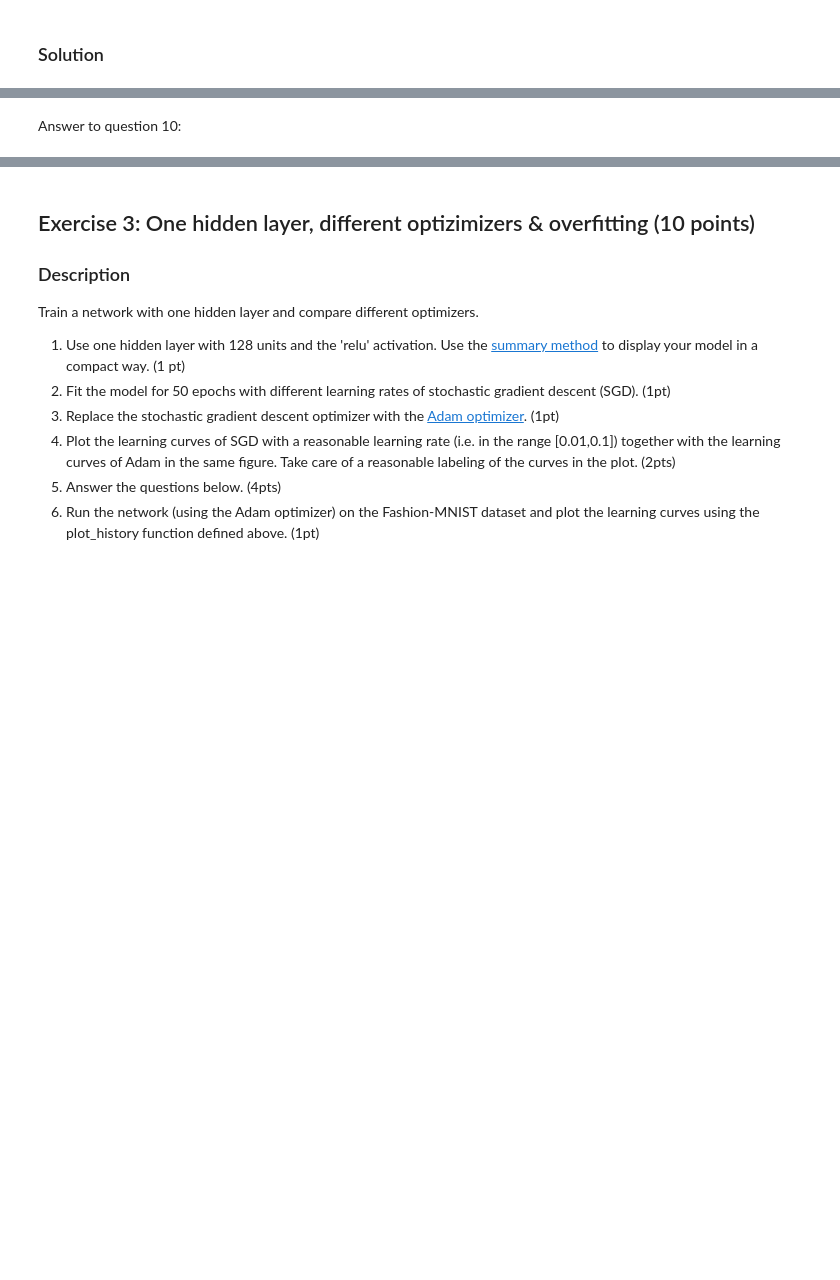
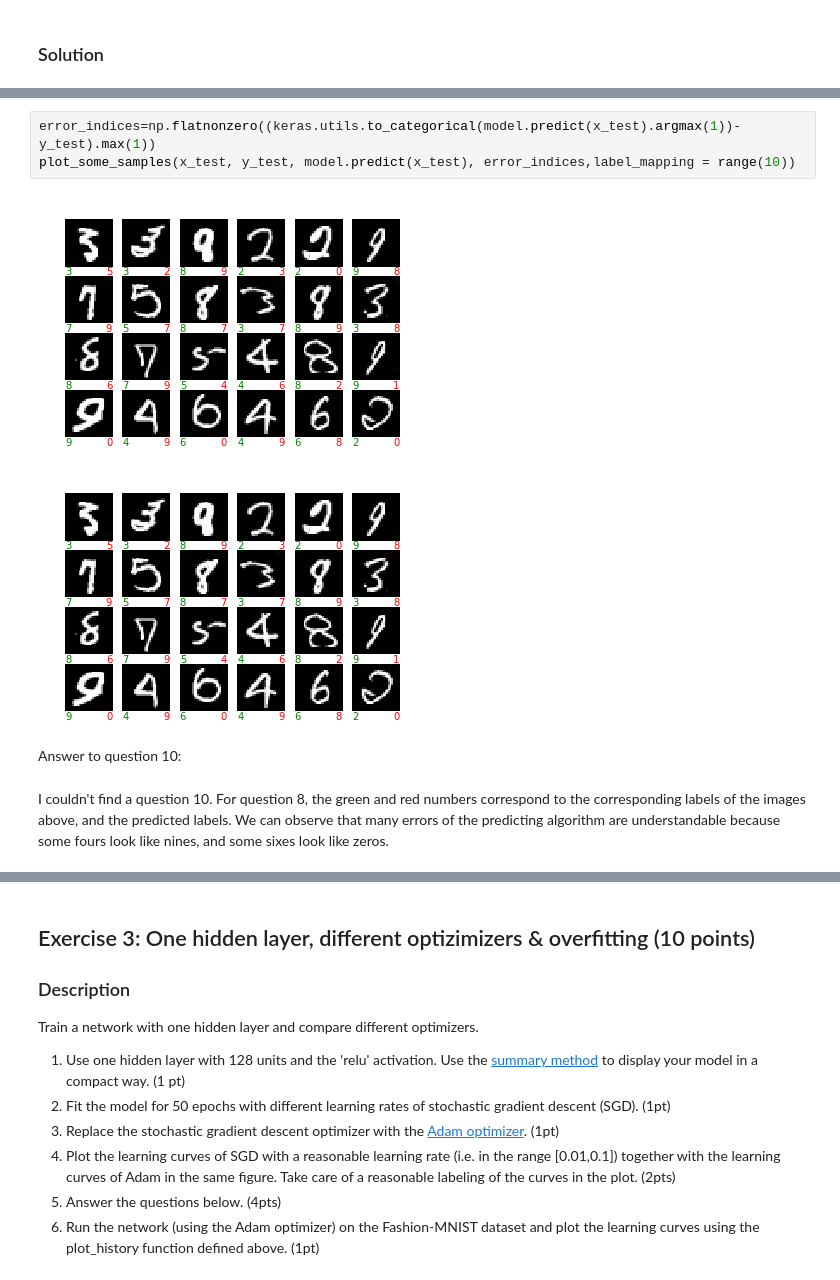
Before and after one commit to girotomas/ANN, a Jupyter notebook: miniproject1.ipynb, the cells around one changed output, grey strips where cells are left out. Saved outputs shown, nothing was run; the diff lists cells and outputs as text; blank space fills up the shorter version.

```diff
--- a/miniproject1.ipynb
+++ b/miniproject1.ipynb
@@ -224,2 +250,10 @@ model.compile(optimizer=sgd,
+# %%
+error_indices=np.flatnonzero((keras.utils.to_categorical(model.predict(x_test).argmax(1))-y_test).max(1))
+plot_some_samples(x_test, y_test, model.predict(x_test), error_indices,label_mapping = range(10))
+# %% [output]
+[figure, added]
+[figure, added]
 # %% [markdown]
 Answer to question 10:
+# %% [markdown]
+I couldn't find a question 10. For question 8, the green and red numbers correspond to the  corresponding labels of the images above, and the predicted labels. We can observe that many errors of the predicting algorithm are understandable because some fours look like nines, and some sixes look like zeros.
```
Also changed, not shown: parts of 19 cells of this notebook, 1 other file.
